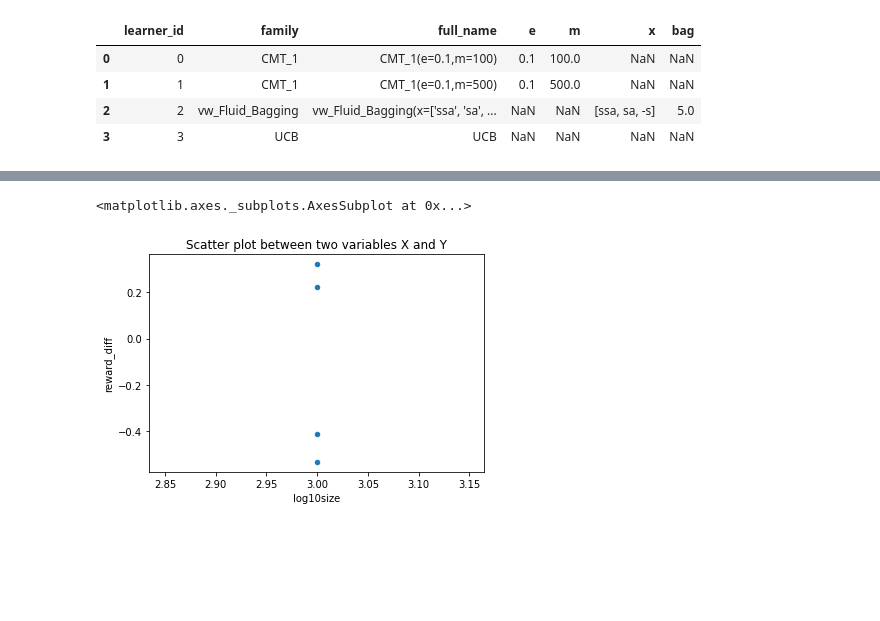
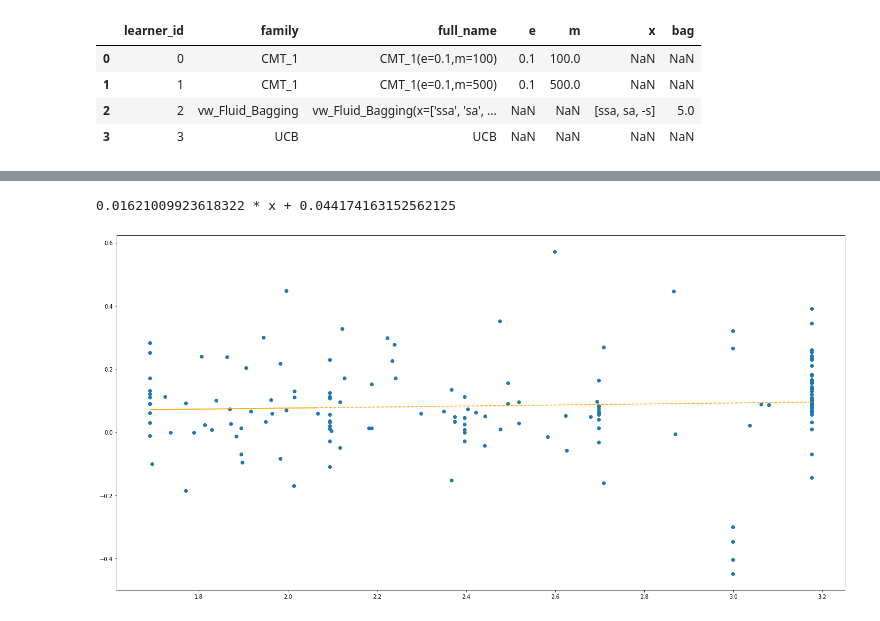
Before and after one commit to pmineiro/memoryrl, a Jupyter notebook: mrucker/results.ipynb, the cells around one changed output, grey strips where cells are left out. Cells and saved outputs as stored; diff of their text form; code cells hidden in the pictures; blank space fills up the shorter version.

```diff
--- a/mrucker/results.ipynb
+++ b/mrucker/results.ipynb
@@ -3,5 +3,9 @@ from coba.benchmarks import Result
 from coba.analysis import Plots
 import numpy as np
 import pandas as pd
+import matplotlib.pyplot as plt
+import matplotlib as mpl
+mpl.rcParams['figure.figsize'] = [24.0, 12.0]
 # %%
-result = Result.from_transaction_log('benchmark_medish.log')
+result = Result.from_transaction_log('benchmark_longish.log')
+result
@@ -46,8 +27,12 @@ mega
 # %%
+mega = b.groupby(['learner_id', 'simulation_id'], as_index=False).mean('reward')
 ultra = pd.merge(mega[mega.learner_id == 1], mega[mega.learner_id == 2], on='simulation_id')
 ultra['reward_diff'] = ultra.reward_y - ultra.reward_x
 ultra['log10size'] = np.log10(ultra['batch_index_x'])
-ultra.plot.scatter(x='log10size', y='reward_diff', title= "Scatter plot between two variables X and Y")
+plt.scatter(x=ultra['log10size'], y=ultra['reward_diff'])
+linfit = np.polyfit(x=ultra['log10size'], y=ultra['reward_diff'], deg=1)
+plt.plot(ultra['log10size'], [linfit[0]*x + linfit[1] for x in ultra['log10size']], linestyle='dashed', color='orange')
+print(f'{linfit[0]} * x + {linfit[1]}')
 # %% [output]
-<matplotlib.axes._subplots.AxesSubplot at 0x...>
+0.01621009923618322 * x + 0.044174163152562125
-[figure, old version]
+[figure, new version]
```
Also changed, not shown: parts of 5 cells of this notebook, 3 other files.
